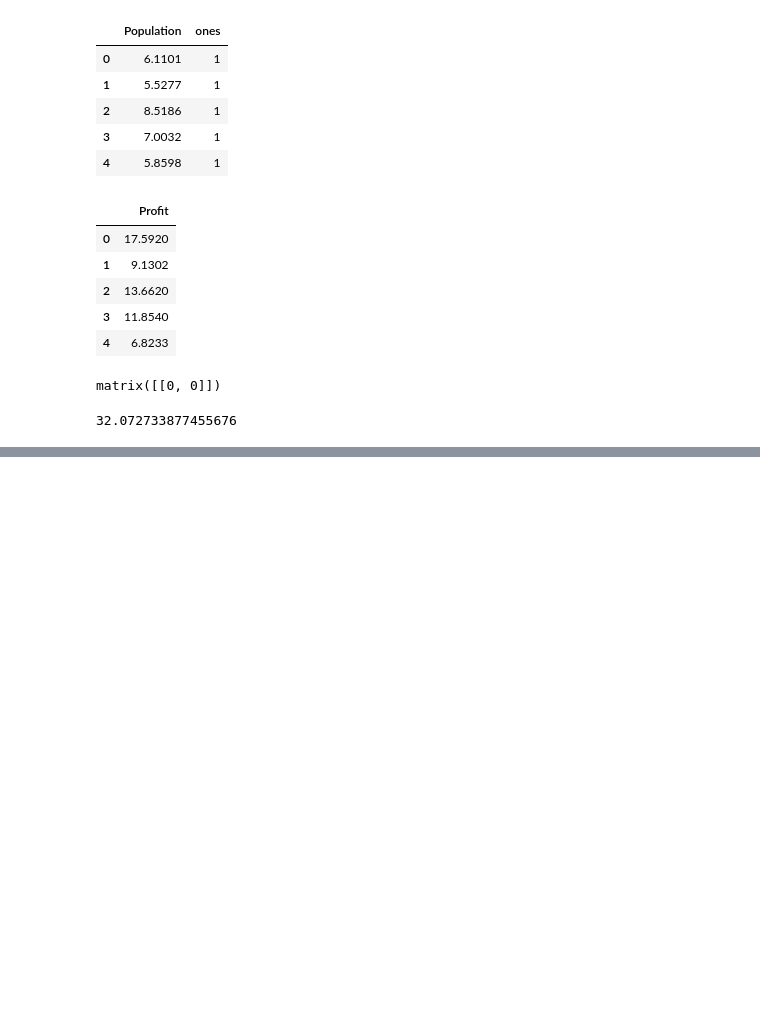
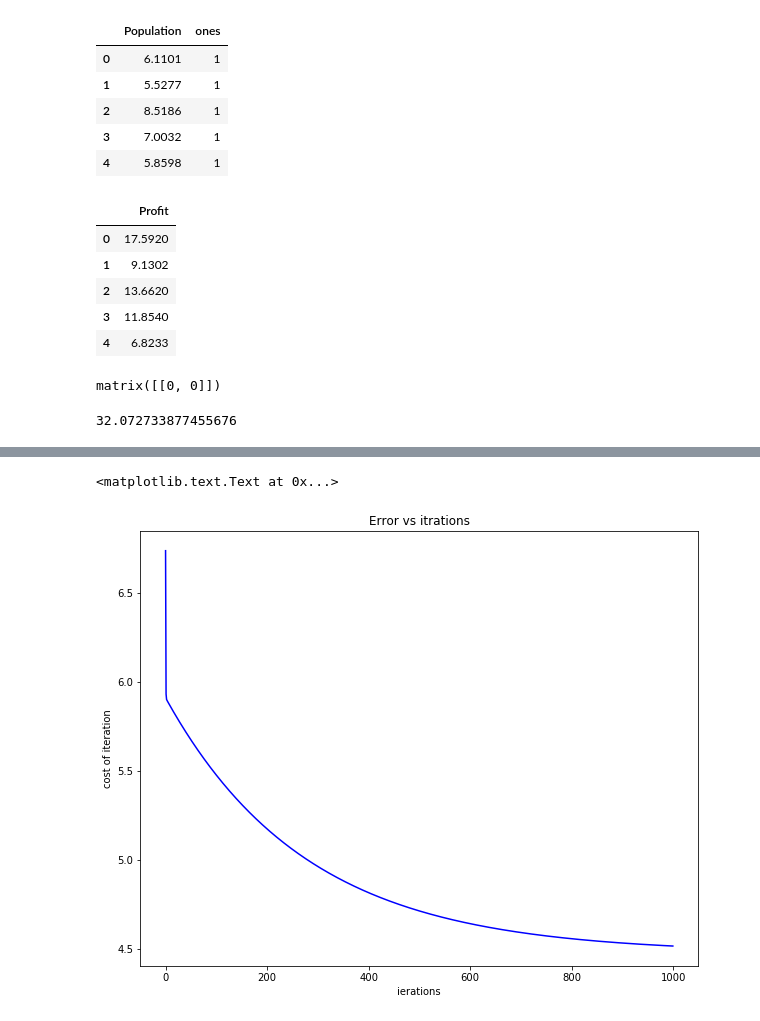
Before and after one commit to salman-kgp/ML_Algos_From_Scratch, a Jupyter notebook: linear_regression.ipynb, the cells around one changed output, grey strips where cells are left out. Cells and saved outputs as stored; diff of their text form; code cells hidden in the pictures; blank space fills up the shorter version.

```diff
--- a/linear_regression.ipynb
+++ b/linear_regression.ipynb
@@ -80,0 +122,9 @@ cost(X,y,theta)
+# %%
+fig,ax = plt.subplots(figsize=(10,8))
+ax.plot(np.arange(iters),optimal_cost,'b')
+ax.set_xlabel('ierations')
+ax.set_ylabel('cost of iteration')
+ax.set_title('Error vs itrations')
+# %% [output]
+<matplotlib.text.Text at 0x...>
+[figure, added]
```
Also changed, not shown: parts of 5 cells of this notebook.
